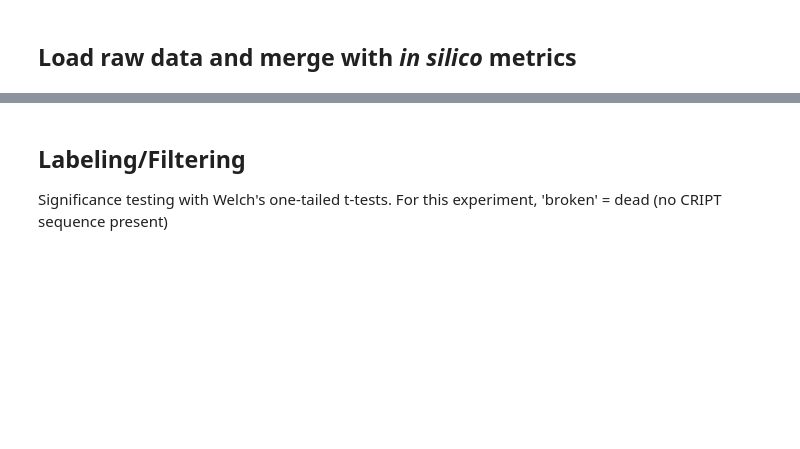
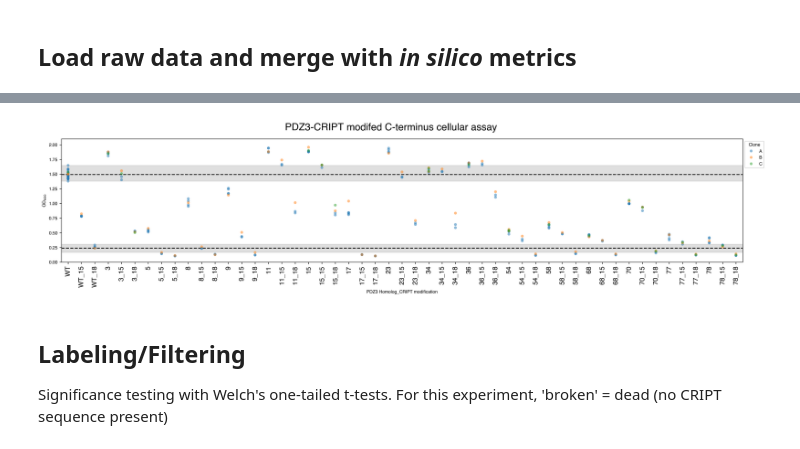
Before and after one commit to usnistgov/AIPD_TEVV, a Jupyter notebook: analysis/pdz_analysis.ipynb, the cells around one changed output, grey strips where cells are left out. Saved outputs shown, nothing was run; the diff lists cells and outputs as text; code cells hidden in the pictures; blank space fills up the shorter version.

```diff
--- a/analysis/pdz_analysis.ipynb
+++ b/analysis/pdz_analysis.ipynb
@@ -23,3 +134,96 @@ exp_data_relevant.rename(columns={'twist_name': 'selected_name'}, inplace=True)
+# %%
+# Leave out known bad reps
+df = exp_data
+df = df[~df.is_bad_rep]
+
+for k, v in non_controls.items():
+    df = df[df[f'{k}_conc']==v]
+
+df_wt = df[df.twist_name=='WT']
+wt_mean = np.mean(df_wt.p3_single_read)
+wt_min = min(df_wt.p3_single_read)
+wt_max = max(df_wt.p3_single_read)
+
+df_broken = df[df.twist_name=='broken']
+broken_mean = np.mean(df_broken.p3_single_read)
+broken_min = min(df_broken.p3_single_read)
+broken_max = max(df_broken.p3_single_read)
+
+aggregate_df = pd.concat([controls_df, psd_df_1, psd_df_2, psd_df_3, psd_df_4])
+aggregate_df['twist_name'] = aggregate_df['twist_name'].str.replace('psd95pdz3_', '')
+
+# Plot only conditions with Altered CRIPT C termini cases
+plt.rcParams["figure.figsize"] = [22, 4]
+fig, ax = plt.subplots()
+fig.suptitle('PDZ3-CRIPT modifed C-terminus cellular assay', size=18)
+
+df = aggregate_df
+
+for k, v in non_controls.items():
+    df = df[df[f'{k}_conc']==v]
+df = df[~df.is_bad_rep]
+
+# Function to extract base name from various formats
+def extract_base_name(name):
+    # Check if name has _15 or _18 suffix
+    if name.endswith('_15') or name.endswith('_18'):
+        # Remove the suffix
+        base_name = name[:-3]
+    else:
+        base_name = name
+
+    return base_name
+
+# Get all unique twist_names
+all_names = df['twist_name'].unique()
+
+# Group names by their base
+name_groups = {}
+for name in all_names:
+    base = extract_base_name(name)
+    if base not in name_groups:
+        name_groups[base] = []
+    name_groups[base].append(name)
+
+# Find base names that have all three variants
+complete_sets = []
+for base, variants in name_groups.items():
+    # Create expected variant names
+    expected_base = base
+    expected_15 = f"{base}_15"
+    expected_18 = f"{base}_18"
+
+    # Check if all three exist
+    if (expected_base in variants and
+        expected_15 in variants and
+        expected_18 in variants):
+        complete_sets.append(base)
+
+# Create a filter condition
+filter_condition = df['twist_name'].apply(lambda x: extract_base_name(x) in complete_sets)
+
+# Apply the filter to the dataframe
+filtered_df = df[filter_condition]
+
+filtered_df = filtered_df.rename(columns={'clone': 'Clone'})
+
+# Now use the filtered dataframe in your plot
+sns.stripplot(ax=ax, data=filtered_df, x="twist_name", y="p3_single_read",
+            native_scale=False, hue='Clone', jitter=0, alpha=0.5)
+ax.set_ylabel('OD$_{600}$')
+ax.set_xlabel('PDZ3 Homolog_CRIPT modification');
+
+#ax.tick_params(axis='x', labelrotation=45, ha='right');
+ax.set_xticks(ax.get_xticks(), ax.get_xticklabels(), rotation=90, size=12);#, ha='right', rotation_mode='anchor');
+xlim = ax.get_xlim()
+ax.set_xlim(xlim)
+for y, ymin, ymax in zip([wt_mean, broken_mean], [wt_min, broken_min], [wt_max, broken_max]):
+    ax.plot(xlim, [y]*2, '--k');
+    ax.fill_between(xlim, [ymax]*2, [ymin]*2, color='gray', alpha=0.25, zorder=-20)
+ax.set_ylim(0, 2.1)
+sns.move_legend(ax, "upper left", bbox_to_anchor=(1, 1));
+# %% [output]
+[figure, added]
 # %% [markdown]
 ## Labeling/Filtering
 Significance testing with Welch's one-tailed t-tests. For this experiment, 'broken' = dead (no CRIPT sequence present)
```
Also changed, not shown: parts of 10 cells of this notebook, 7 other files.
